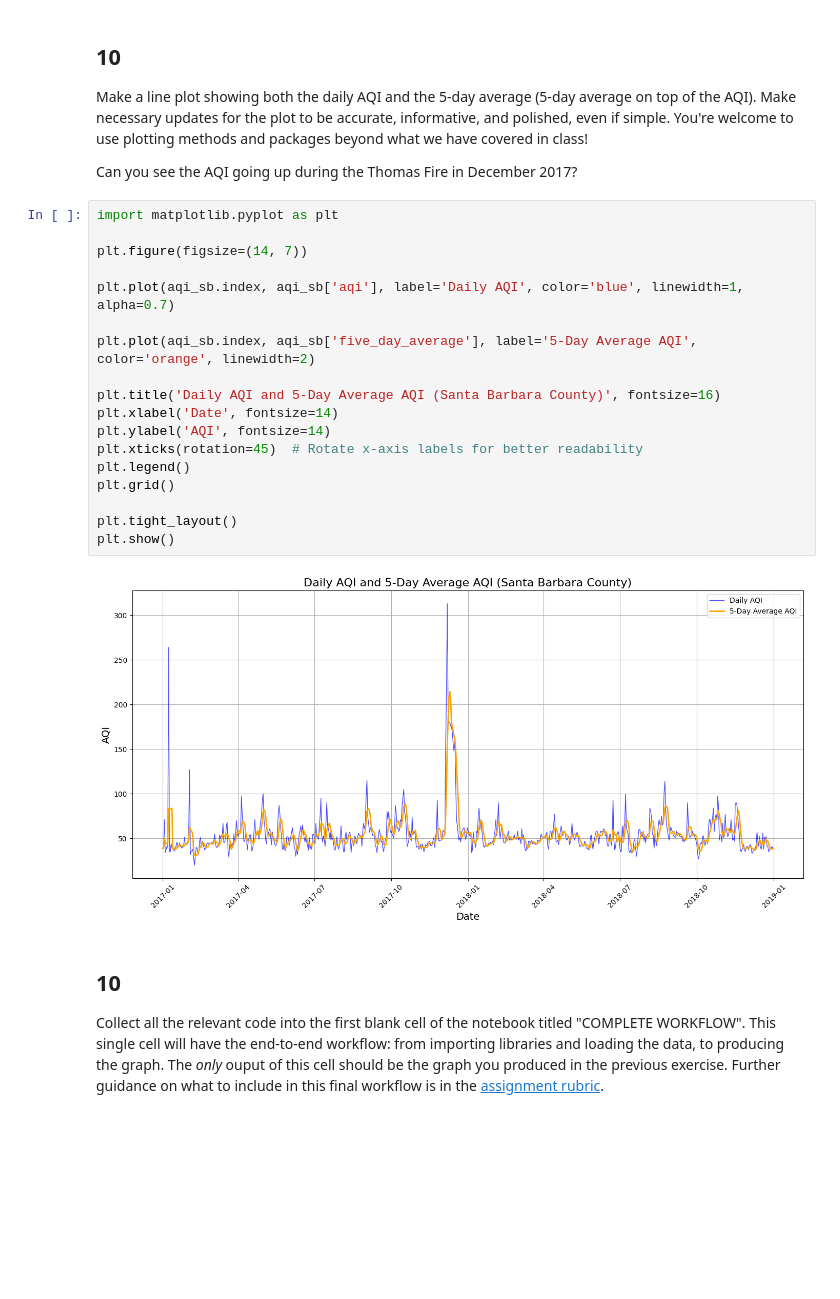
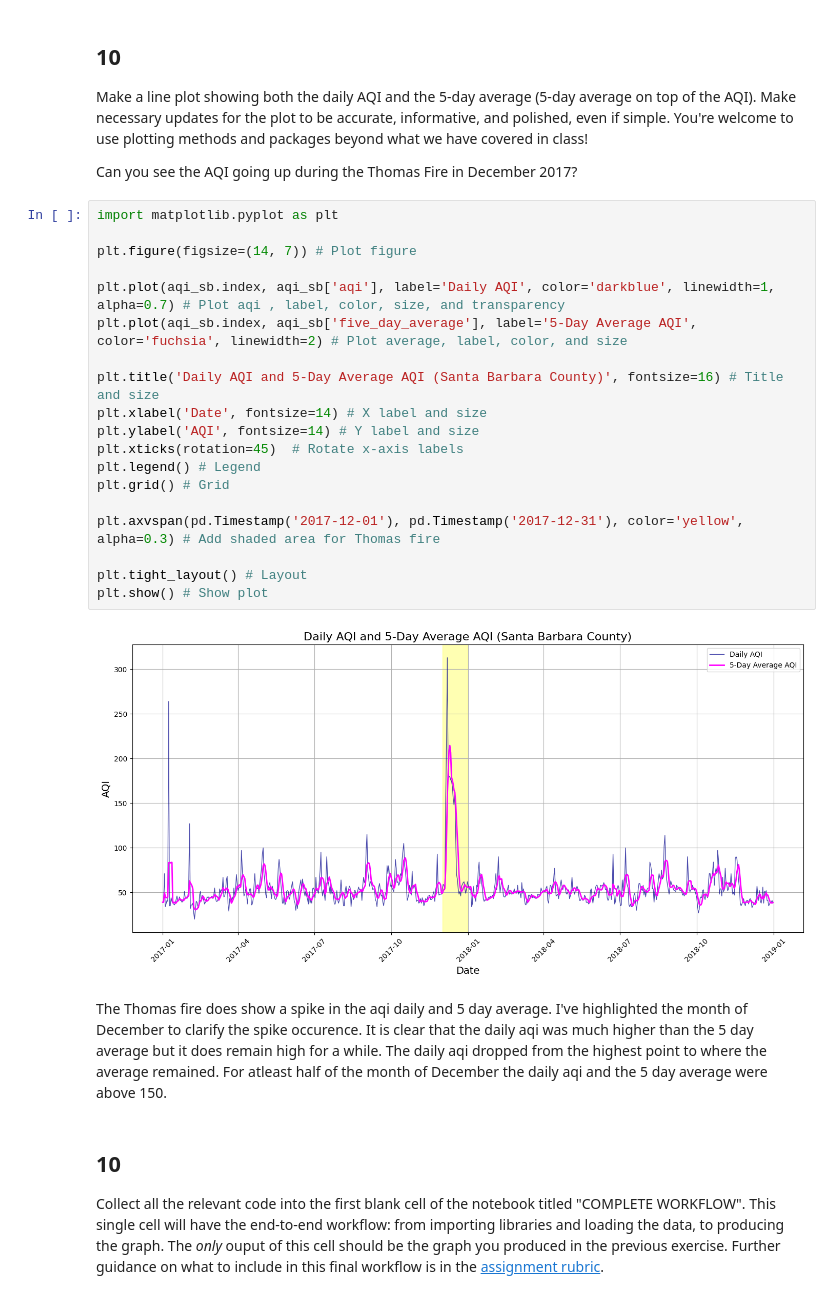
Before and after one commit to YoselynR/eds220-hwk2, a Jupyter notebook: hwk2-task3-aqi-Ramirez.ipynb, the cells around one changed output. Saved outputs shown, nothing was run; the diff lists cells and outputs as text; blank space fills up the shorter version.

Commit message:
Complete commented code and graph is updated with discussion

```diff
--- a/hwk2-task3-aqi-Ramirez.ipynb
+++ b/hwk2-task3-aqi-Ramirez.ipynb
@@ -365,23 +366,26 @@ Can you see the AQI going up during the Thomas Fire in December 2017?
 # %%
 import matplotlib.pyplot as plt
 
-plt.figure(figsize=(14, 7))
+plt.figure(figsize=(14, 7)) # Plot figure
 
-plt.plot(aqi_sb.index, aqi_sb['aqi'], label='Daily AQI', color='blue', linewidth=1, alpha=0.7)
+plt.plot(aqi_sb.index, aqi_sb['aqi'], label='Daily AQI', color='darkblue', linewidth=1, alpha=0.7) # Plot aqi , label, color, size, and transparency
+plt.plot(aqi_sb.index, aqi_sb['five_day_average'], label='5-Day Average AQI', color='fuchsia', linewidth=2) # Plot average, label, color, and size
 
-plt.plot(aqi_sb.index, aqi_sb['five_day_average'], label='5-Day Average AQI', color='orange', linewidth=2)
+plt.title('Daily AQI and 5-Day Average AQI (Santa Barbara County)', fontsize=16) # Title and size
+plt.xlabel('Date', fontsize=14) # X label and size
+plt.ylabel('AQI', fontsize=14) # Y label and size
+plt.xticks(rotation=45)  # Rotate x-axis labels
+plt.legend() # Legend
+plt.grid() # Grid
 
-plt.title('Daily AQI and 5-Day Average AQI (Santa Barbara County)', fontsize=16)
-plt.xlabel('Date', fontsize=14)
-plt.ylabel('AQI', fontsize=14)
-plt.xticks(rotation=45)  # Rotate x-axis labels for better readability
-plt.legend()
-plt.grid()
+plt.axvspan(pd.Timestamp('2017-12-01'), pd.Timestamp('2017-12-31'), color='yellow', alpha=0.3) # Add shaded area for Thomas fire
 
-plt.tight_layout()
-plt.show()
+plt.tight_layout() # Layout
+plt.show() # Show plot
 # %% [output]
-[figure, old version]
+[figure, new version]
+# %% [markdown]
+The Thomas fire does show a spike in the aqi daily and 5 day average. I've highlighted the month of December to clarify the spike occurence. It is clear that the daily aqi was much higher than the 5 day average but it does remain high for a while. The daily aqi dropped from the highest point to where the average remained. For atleast half of the month of December the daily aqi and the 5 day average were above 150.
 # %% [markdown]
 ## 10
 
```
Also changed, not shown: parts of 1 cell of this notebook.
